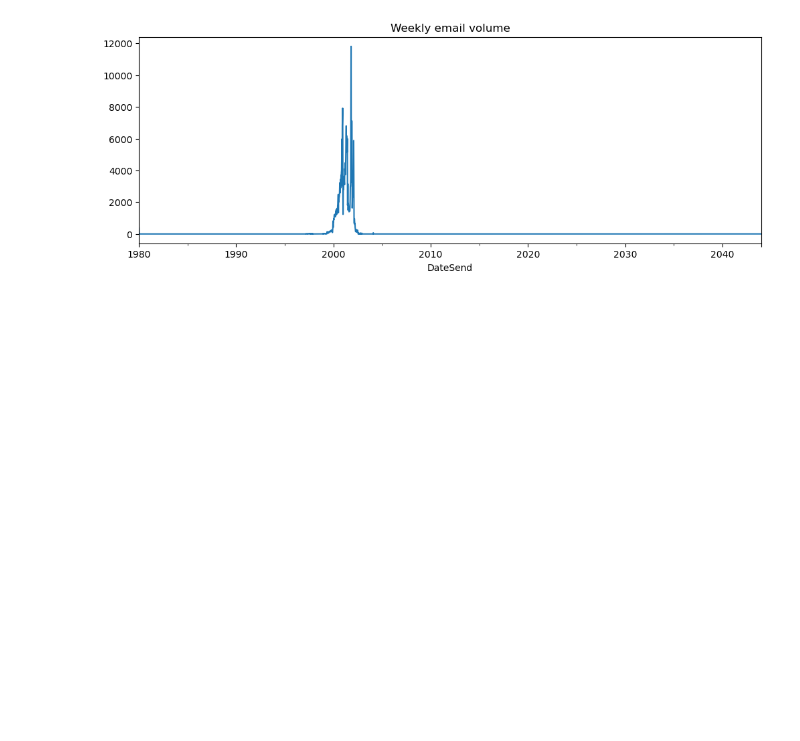
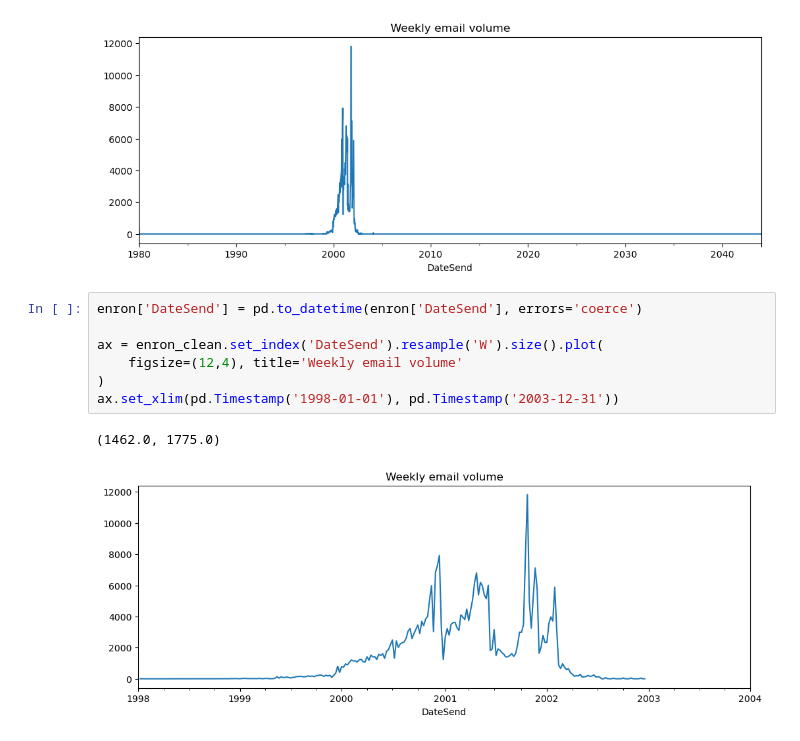
Before and after one commit to Grantalan/nlp-email-optimization-engine, a Jupyter notebook: notebooks/exploratory_analysis.ipynb, the cells around one changed output. Cells and saved outputs as stored; diff of their text form; blank space fills up the shorter version.

```diff
--- a/notebooks/enron_exploratory_analysis.ipynb
+++ b/notebooks/exploratory_analysis.ipynb
@@ -38,3 +38,13 @@ enron['DateSend'] = pd.to_datetime(enron['DateSend'])
 enron.set_index('DateSend').resample('W').size().plot(figsize=(12,4), title='Weekly email volume');
 # %% [output]
 [figure]
+# %%
+enron['DateSend'] = pd.to_datetime(enron['DateSend'], errors='coerce')
+
+ax = enron_clean.set_index('DateSend').resample('W').size().plot(
+    figsize=(12,4), title='Weekly email volume'
+)
+ax.set_xlim(pd.Timestamp('1998-01-01'), pd.Timestamp('2003-12-31'))
+# %% [output]
+(1462.0, 1775.0)
+[figure, added]
```
Also changed, not shown: 10 other files.
